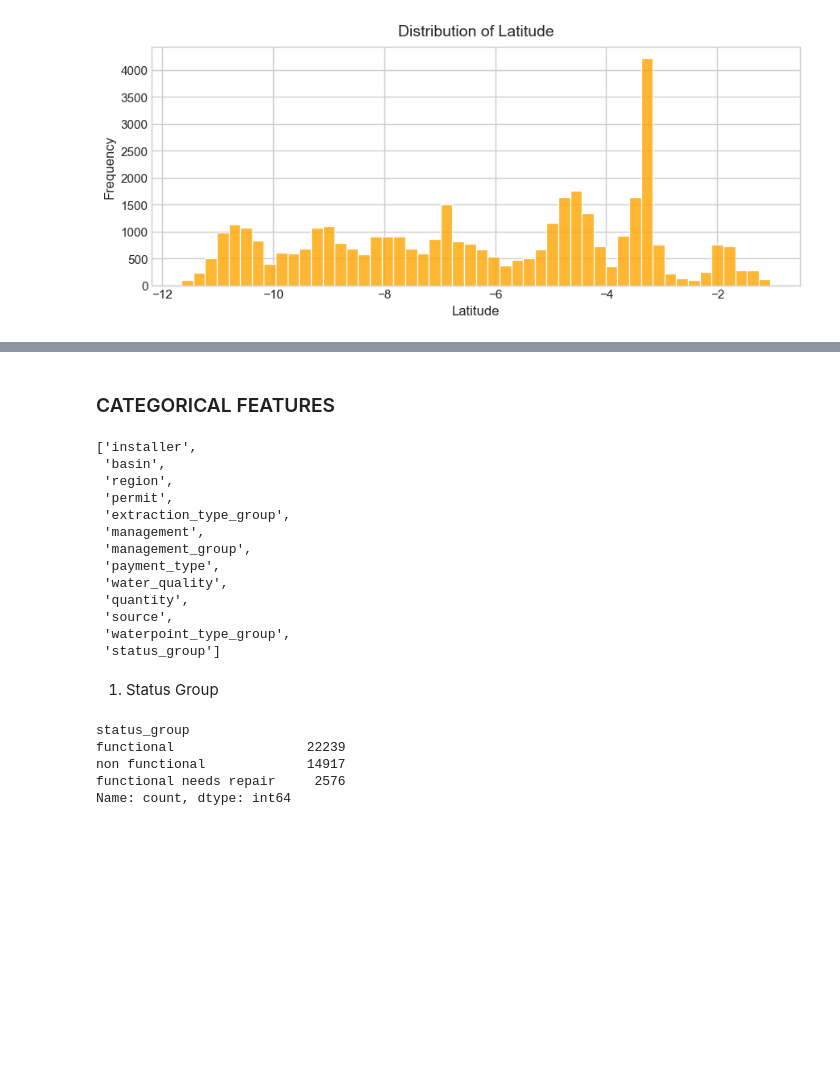
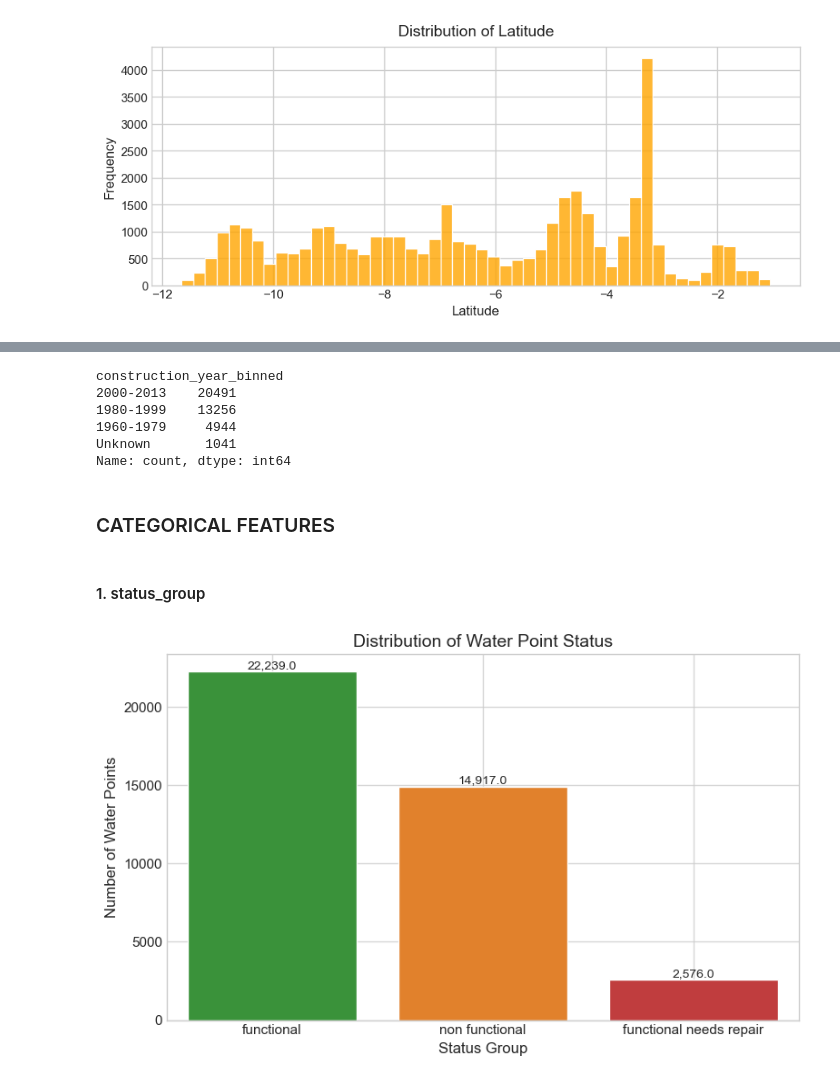
Before and after one commit to Vain-Guy/tanzania-water-well-status-prediction, a Jupyter notebook: Notebooks/CleaningAndEDA.ipynb, the cells around one changed output, grey strips where cells are left out. Saved outputs shown, nothing was run; the diff lists cells and outputs as text; code cells hidden in the pictures; blank space fills up the shorter version.

```diff
--- a/Notebooks/CleaningAndEDA.ipynb
+++ b/Notebooks/CleaningAndEDA.ipynb
@@ -1736,31 +1781,58 @@ plt.show()
+# %%
+# Copy dataset
+df = train_df.copy()
+
+# Define bins (including 0 for unknown)
+bins = [0, 1979, 1999, 2013]   # 0 is special, rest are ranges
+labels = ["Unknown", "1960-1979", "1980-1999", "2000-2013"]
+
+# Create binned feature
+df['construction_year_binned'] = pd.cut(
+    df['construction_year'],
+    bins=[-1, 0, 1979, 1999, 2013],  # -1 so that 0 falls into its own bin
+    labels=labels
+)
+
+print(df['construction_year_binned'].value_counts())
+# %% [output]
+construction_year_binned
+2000-2013    20491
+1980-1999    13256
+1960-1979     4944
+Unknown       1041
+Name: count, dtype: int64
 # %% [markdown]
 ### CATEGORICAL FEATURES
-# %%
-# Numerical columns
-cat_cols = train_df.select_dtypes(include = 'O').columns.tolist()
-cat_cols
-# %% [output]
-['installer',
- 'basin',
- 'region',
- 'permit',
- 'extraction_type_group',
- 'management',
- 'management_group',
- 'payment_type',
- 'water_quality',
- 'quantity',
- 'source',
- 'waterpoint_type_group',
- 'status_group']
 # %% [markdown]
-1. Status Group
+#### 1. status_group
 # %%
-# Get value counts for installer
-train_df['status_group'].value_counts()
+# Color palette
+colors = ['#2ca02c', '#ff7f0e', '#d62728']
+
+# Create bar chart
+plt.figure(figsize=(8,5))
+sns.countplot(
+    data=train_df,
+    x='status_group',
+    order=train_df['status_group'].value_counts().index,
+    palette=colors
+)
+
+# Add title and labels
+plt.title("Distribution of Water Point Status", fontsize=14)
+plt.xlabel("Status Group", fontsize=12)
+plt.ylabel("Number of Water Points", fontsize=12)
+plt.xticks(fontsize=11)
+plt.yticks(fontsize=11)
+
+# Annotate bars with counts
+for p in plt.gca().patches:
+    plt.gca().annotate(f'{p.get_height():,}',
+                       (p.get_x() + p.get_width() / 2., p.get_height()),
+                       ha='center', va='bottom', fontsize=10)
+
+plt.grid(axis='both', alpha = 0.8)
+plt.tight_layout()
+plt.show()
 # %% [output]
-status_group
-functional                 22239
-non functional             14917
-functional needs repair     2576
-Name: count, dtype: int64
+[figure, added]
```
Also changed, not shown: parts of 99 cells of this notebook.
